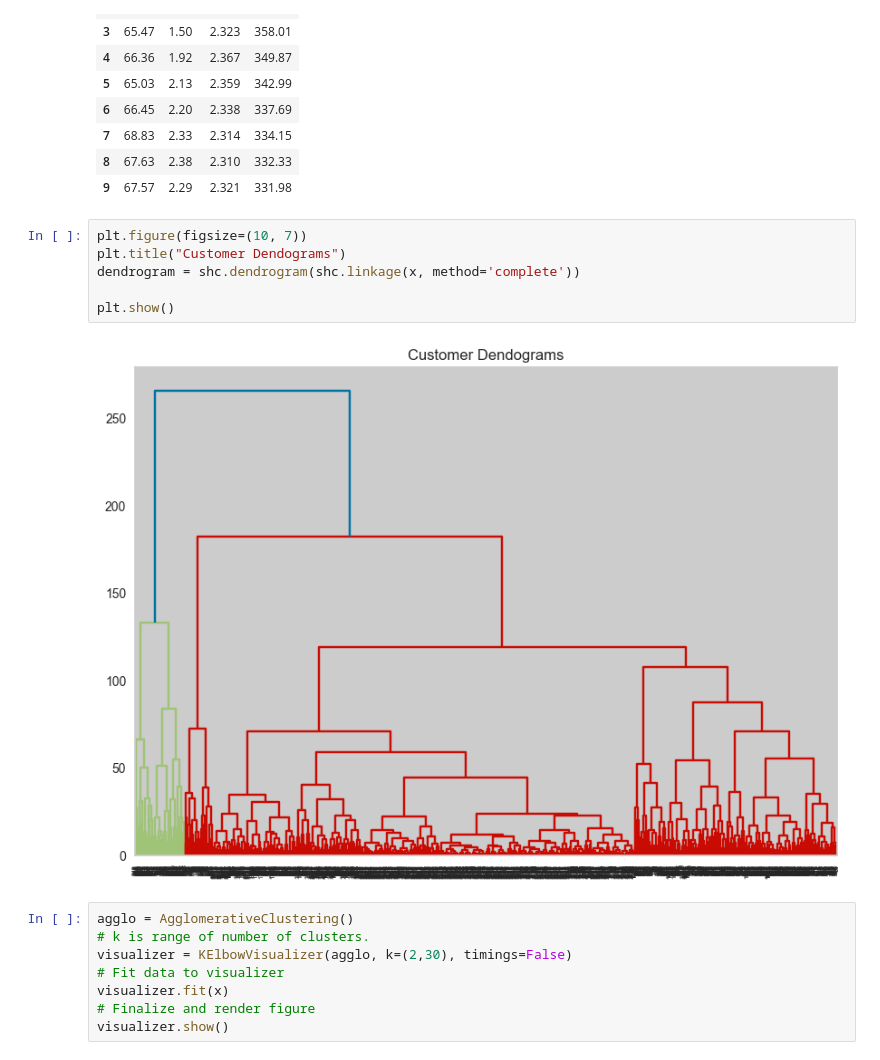
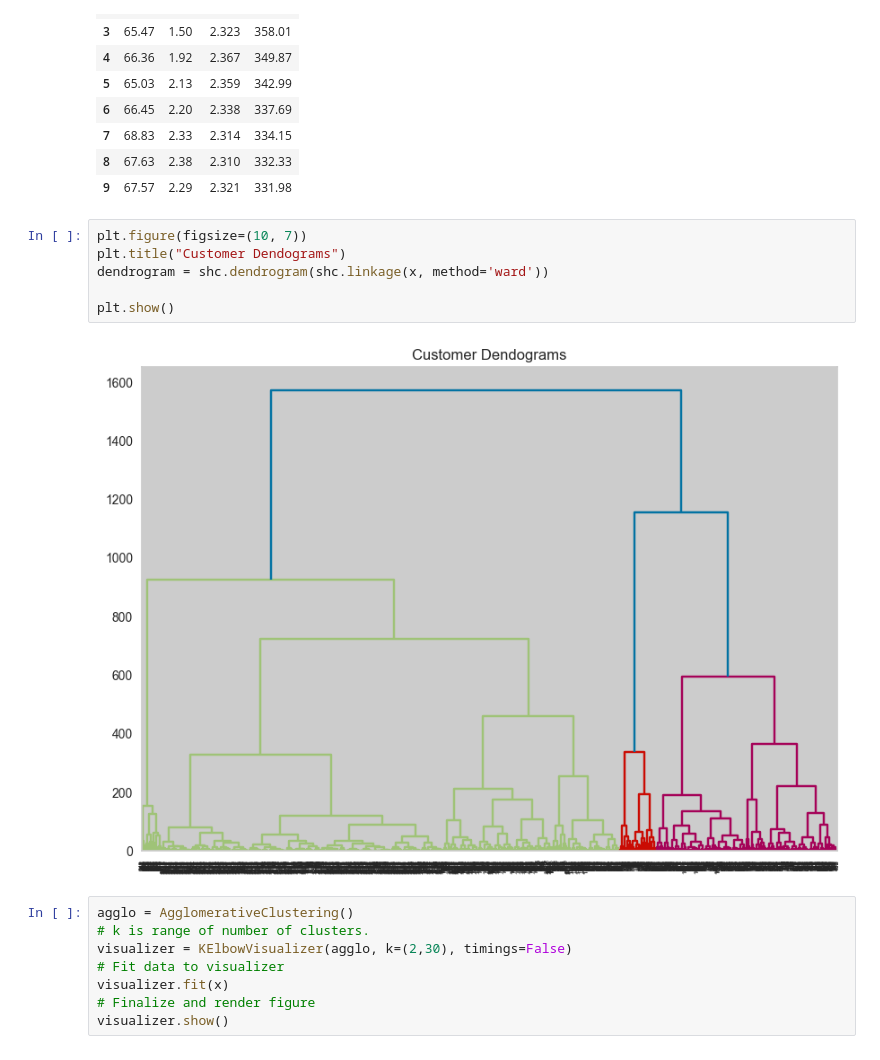
Before and after one commit to xiangxichen11/Lithology_Prediction, a Jupyter notebook: Hierarchical Clustering.ipynb, the cells around one changed output. Saved outputs shown, nothing was run; the diff lists cells and outputs as text.

```diff
--- a/Hierarchical Clustering.ipynb
+++ b/Hierarchical Clustering.ipynb
@@ -65,11 +65,11 @@ See the caveats in the documentation: https://pandas.pydata.org/pandas-docs/stab
 # %%
 plt.figure(figsize=(10, 7))
 plt.title("Customer Dendograms")
-dendrogram = shc.dendrogram(shc.linkage(x, method='complete'))
+dendrogram = shc.dendrogram(shc.linkage(x, method='ward'))
 
 plt.show()
 # %% [output]
-[figure, old version]
+[figure, new version]
 # %%
 agglo = AgglomerativeClustering()
 # k is range of number of clusters.
```
Also changed, not shown: parts of 6 cells of this notebook, 8 other files.
